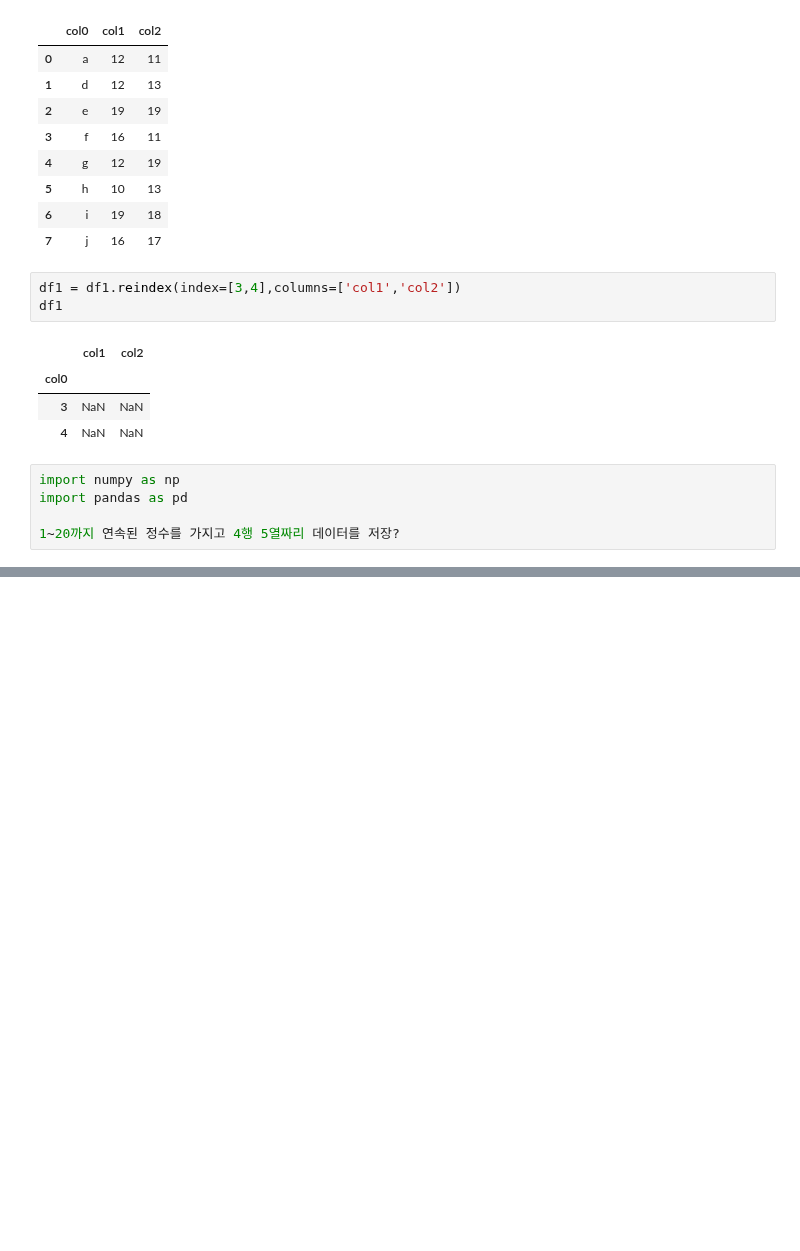
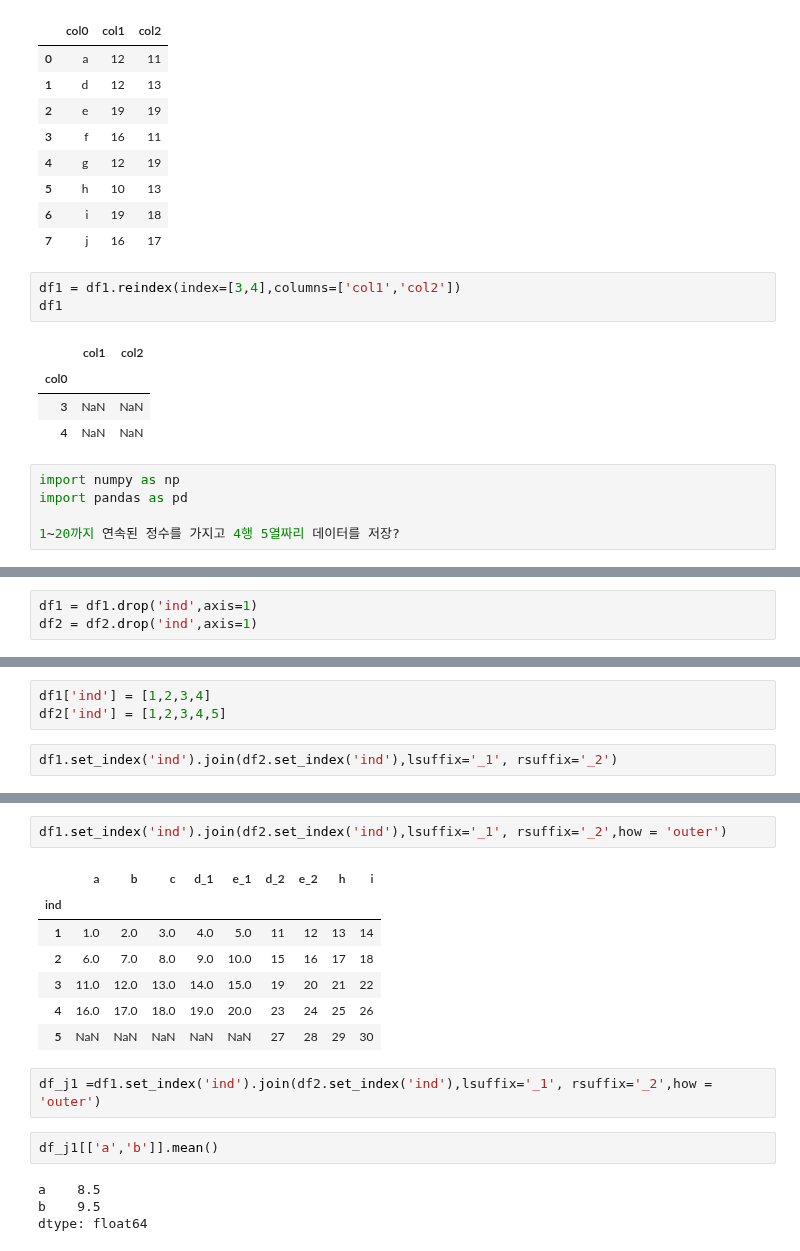
Before and after one commit to kikiru328/CAKD3-Github, a Jupyter notebook: 5. Pandas/Untitled Folder/Untitled.ipynb, the cells around one changed output, grey strips where cells are left out. Cells and saved outputs as stored; diff of their text form; blank space fills up the shorter version.

```diff
--- a/5. Pandas/Untitled Folder/Untitled.ipynb
+++ b/5. Pandas/Untitled Folder/Untitled.ipynb
@@ -352,0 +412,3 @@ df2 = pd.DataFrame(data2,columns=list('d')
+# %%
+df1 = df1.drop('ind',axis=1)
+df2 = df2.drop('ind',axis=1)
@@ -352,0 +435,5 @@ df2 = pd.DataFrame(data2,columns=list('d')
+# %%
+df1['ind'] = [1,2,3,4]
+df2['ind'] = [1,2,3,4,5]
+# %%
+df1.set_index('ind').join(df2.set_index('ind'),lsuffix='_1', rsuffix='_2')
@@ -352,0 +447,18 @@ df2 = pd.DataFrame(data2,columns=list('d')
+# %%
+df1.set_index('ind').join(df2.set_index('ind'),lsuffix='_1', rsuffix='_2',how = 'outer')
+# %% [output]
+|  | a | b | c | d_1 | e_1 | d_2 | e_2 | h | i |
+| ind |  |  |  |  |  |  |  |  |  |
+| 1 | 1.0 | 2.0 | 3.0 | 4.0 | 5.0 | 11 | 12 | 13 | 14 |
+| 2 | 6.0 | 7.0 | 8.0 | 9.0 | 10.0 | 15 | 16 | 17 | 18 |
+| 3 | 11.0 | 12.0 | 13.0 | 14.0 | 15.0 | 19 | 20 | 21 | 22 |
+| 4 | 16.0 | 17.0 | 18.0 | 19.0 | 20.0 | 23 | 24 | 25 | 26 |
+| 5 | NaN | NaN | NaN | NaN | NaN | 27 | 28 | 29 | 30 |
+# %%
+df_j1 =df1.set_index('ind').join(df2.set_index('ind'),lsuffix='_1', rsuffix='_2',how = 'outer')
+# %%
+df_j1[['a','b']].mean()
+# %% [output]
+a    8.5
+b    9.5
+dtype: float64
```
Also changed, not shown: parts of 12 cells of this notebook, 2 other files.
